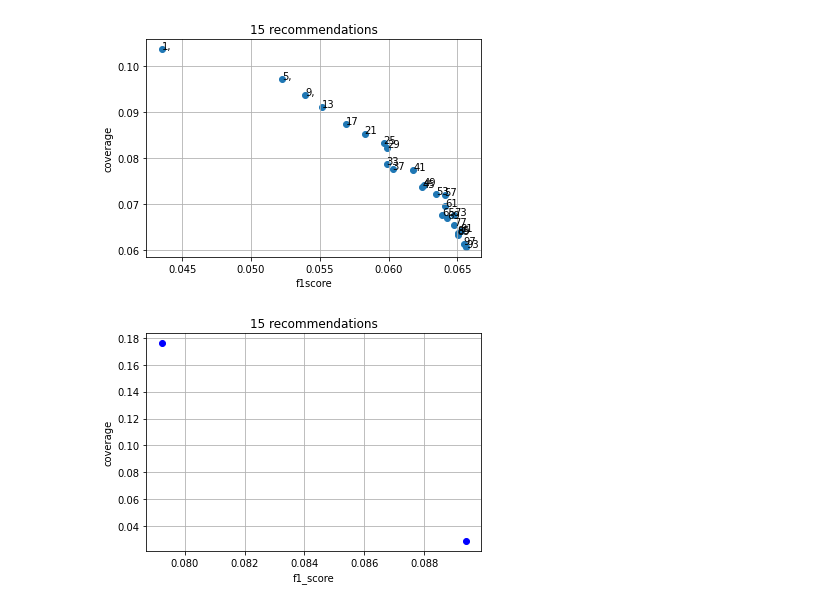
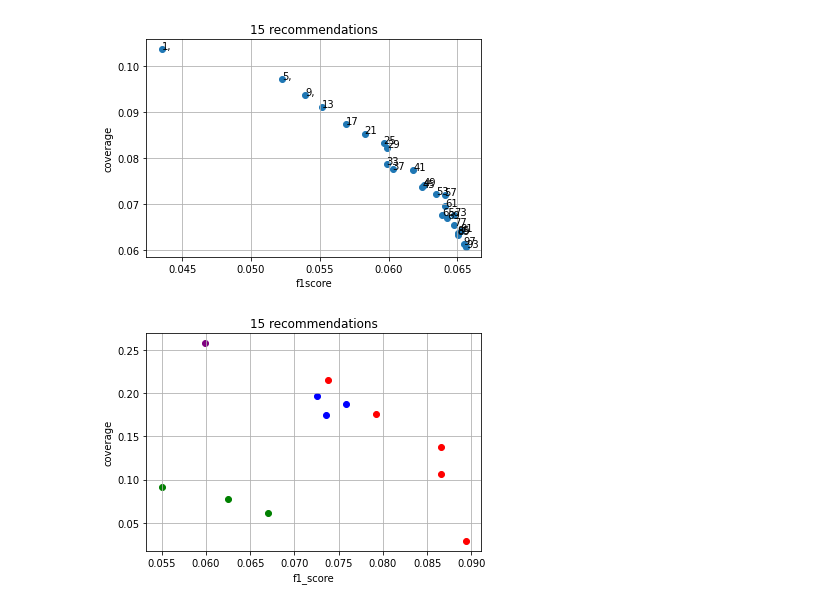
Before and after one commit to amakarewicz/RecommenderSystem, a Jupyter notebook: Piotr/model/period_test/MC_plots.ipynb, the cells around one changed output. Saved outputs shown, nothing was run; the diff lists cells and outputs as text; code cells hidden in the pictures.

```diff
--- a/Piotr/model/period_test/MC_plots.ipynb
+++ b/Piotr/model/period_test/MC_plots.ipynb
@@ -148,19 +148,24 @@ make_scatter(15,res_short_f,0,0,'f1score')
 [figure]
 [figure]
 # %%
-x_sum = [0.079231, 0.089397]
-y_sum = [0.175947, 0.028885]
+x_sum = [0.079231, 0.089397, 0.086591, 0.086610, 0.0737920, 0.074981]
+y_sum = [0.175947, 0.028885, 0.106731, 0.138160, 0.215551, 0.197747]
 x_prob = [0.072536,0.073523,0.075821]
 y_prob = [0.196930,0.175129,0.187755]
-
+x_pop = [0.0625, 0.055, 0.067]
+y_pop = [0.078, 0.091, 0.061]
+x_col = [0.059915]
+y_col = [0.257880]
 
 fig, ax = plt.subplots()
 ax.scatter(x_prob,y_prob, color='blue')
 ax.scatter(x_sum,y_sum, color='red')
+ax.scatter(x_pop,y_pop, color='green')
+ax.scatter(x_col,y_col, color='purple')
 plt.xlabel('f1_score')
 plt.ylabel('coverage')
 plt.title(f'15 recommendations')
 plt.grid()
 plt.show()
 # %% [output]
-[figure, old version]
+[figure, new version]
```
Also changed, not shown: 1 other file.
